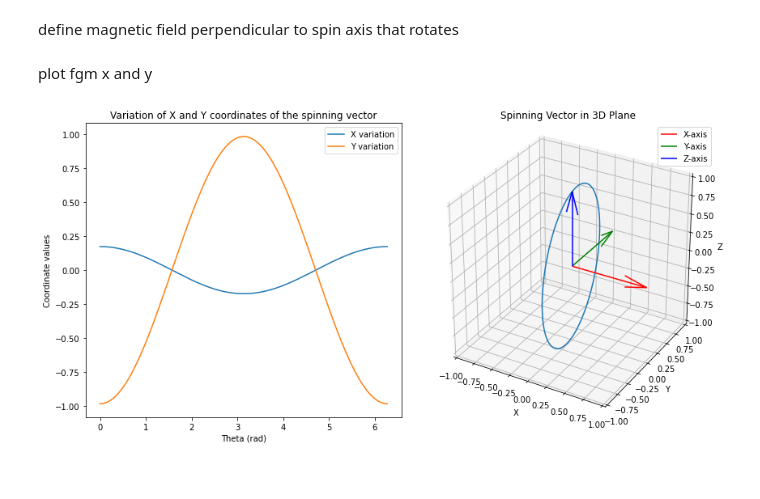
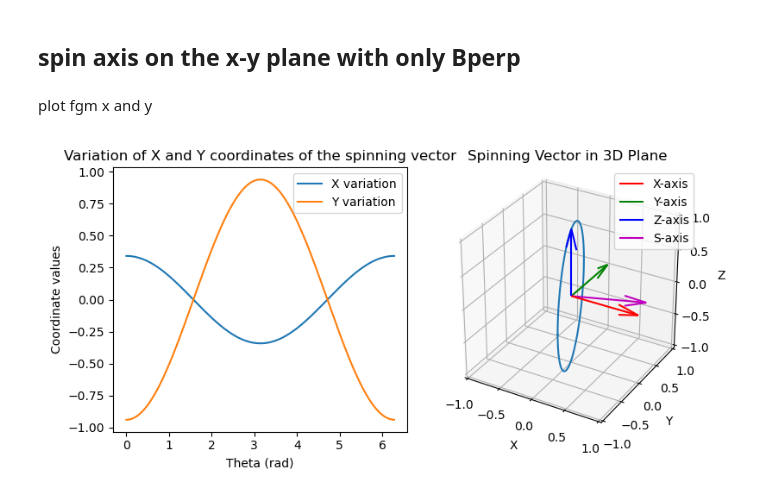
Before and after one commit to jiashuwu89/notebook, a Jupyter notebook: spinaxis_model.ipynb, the cells around one changed output. Cells and saved outputs as stored; diff of their text form; code cells hidden in the pictures.

```diff
--- a/spinaxis_model.ipynb
+++ b/spinaxis_model.ipynb
@@ -5,3 +17,11 @@ Question: will fgm x and y in phase? What if B is not perfectly on spin plane?
 import numpy as np
 import matplotlib.pyplot as plt
 from mpl_toolkits.mplot3d import Axes3D
+# %%
+# Rotation matrix for rotation around Z-axis
+def rotation_matrix_z(angle):
+    return np.array([
+        [np.cos(angle), -np.sin(angle), 0],
+        [np.sin(angle), np.cos(angle), 0],
+        [0, 0, 1]
+    ])
@@ -8,7 +36,9 @@ from mpl_toolkits.mplot3d import Axes3D
 # %%
 # Parameters
-angle_from_x_axis = 10  # Normal angle from x-axis in degrees
+rot_ang = 20  # Normal angle from x-axis in degrees
 magnitude = 1  # Constant magnitude of the spinning vector
-num_points = 1000  # Number of points to plot
-theta_increment = 2 * np.pi / num_points
+theta_range = np.arange(0, 2 * np.pi, 2 * np.pi / 1000)
+
+# Initial normal vector (aligned with the X-axis)
+initial_normal = np.array([1, 0, 0])
 # %% [markdown]
@@ -16,9 +46,9 @@ define a plane using two vectors in the plane
 # %%
 # Convert angle to radians
-angle_from_x_axis = np.deg2rad(angle_from_x_axis)
+rot_ang = np.deg2rad(rot_ang)
 
 # Calculate normal vector of the plane
-normal = np.array([np.cos(angle_from_x_axis), np.sin(angle_from_x_axis), 0])
+normal = rotation_matrix_z(rot_ang) @ initial_normal
 
 # Find two vectors in the plane
 vector_in_plane_1 = np.cross(normal, np.array([0, 0, 1]))
@@ -27,14 +57,14 @@ vector_in_plane_2 = np.cross(normal, vector_in_plane_1)
 # Normalize the vectors in the plane
 vector_in_plane_1 = vector_in_plane_1 / np.linalg.norm(vector_in_plane_1)
 vector_in_plane_2 = vector_in_plane_2 / np.linalg.norm(vector_in_plane_2)
-# %% [markdown]
-define magnetic field perpendicular to spin axis that rotates
+# %% [markdown]
+## spin axis on the x-y plane with only Bperp
 # %%
-# Calculate spinning vector coordinates
+# define B perpendicular to spin axis that rotates
 x = []
 y = []
 z = []
-for theta in np.arange(0, 2 * np.pi, theta_increment):
+for theta in theta_range:
     spinning_vector = magnitude * (np.cos(theta) * vector_in_plane_1 + np.sin(theta) * vector_in_plane_2)
     x.append(spinning_vector[0])
     y.append(spinning_vector[1])
@@ -42,36 +72,37 @@ for theta in np.arange(0, 2 * np.pi, theta_increment):
 # %% [markdown]
 plot fgm x and y
 # %%
-fig = plt.figure(figsize=(12, 6))
+fig = plt.figure(figsize=(8, 4))
 
 ax1 = fig.add_subplot(121)
-ax1.plot(np.arange(0, 2 * np.pi, theta_increment), x, label='X variation')
-ax1.plot(np.arange(0, 2 * np.pi, theta_increment), y, label='Y variation')
+ax1.plot(theta_range, x, label='X variation')
+ax1.plot(theta_range, y, label='Y variation')
 ax1.set_xlabel('Theta (rad)')
 ax1.set_ylabel('Coordinate values')
 ax1.legend()
 ax1.set_title('Variation of X and Y coordinates of the spinning vector')
 
 # Add the second subplot for the 3D plot
 ax2 = fig.add_subplot(122, projection='3d')
 ax2.plot(x, y, z)
 ax2.set_xlabel('X')
 ax2.set_ylabel('Y')
 ax2.set_zlabel('Z')
 ax2.set_title('Spinning Vector in 3D Plane')
 ax2.set_xlim([-1, 1])
 ax2.set_ylim([-1, 1])
 ax2.set_zlim([-1, 1])
 # Make X, Y, Z equal in the 3D plot
 ax2.set_box_aspect([1, 1, 1])
 
 # Draw X, Y, Z axes in the origin
 ax2.quiver(0, 0, 0, 1, 0, 0, color='r', label='X-axis', linewidth=1.5)
 ax2.quiver(0, 0, 0, 0, 1, 0, color='g', label='Y-axis', linewidth=1.5)
 ax2.quiver(0, 0, 0, 0, 0, 1, color='b', label='Z-axis', linewidth=1.5)
+ax2.quiver(0, 0, 0, *normal, color='m', label='S-axis', linewidth=1.5)
 ax2.legend()
 
 plt.tight_layout()
 plt.show()
 # %% [output]
-[figure, old version]
+[figure, new version]
```
Also changed, not shown: parts of 18 cells of this notebook, 2 other files.
